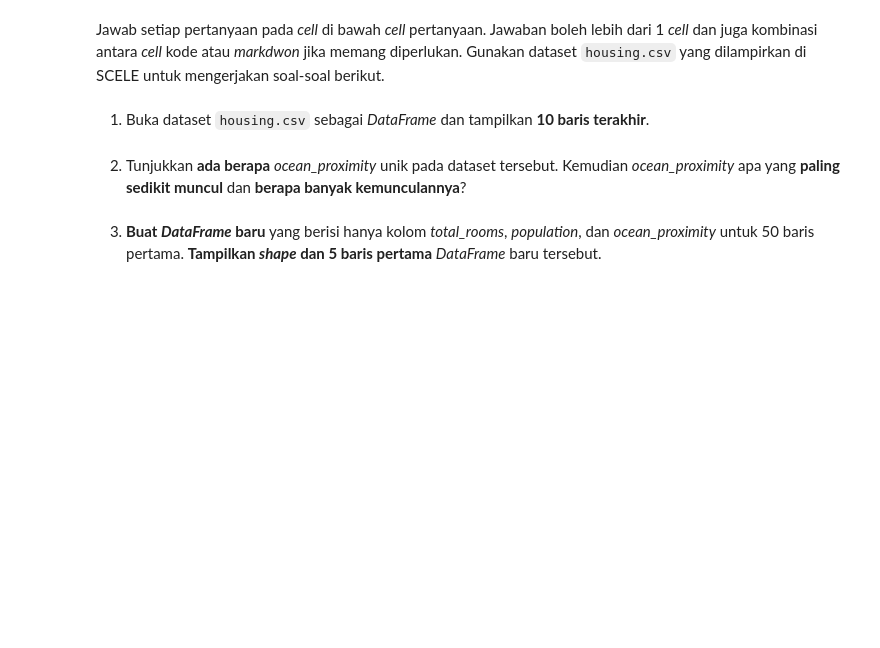
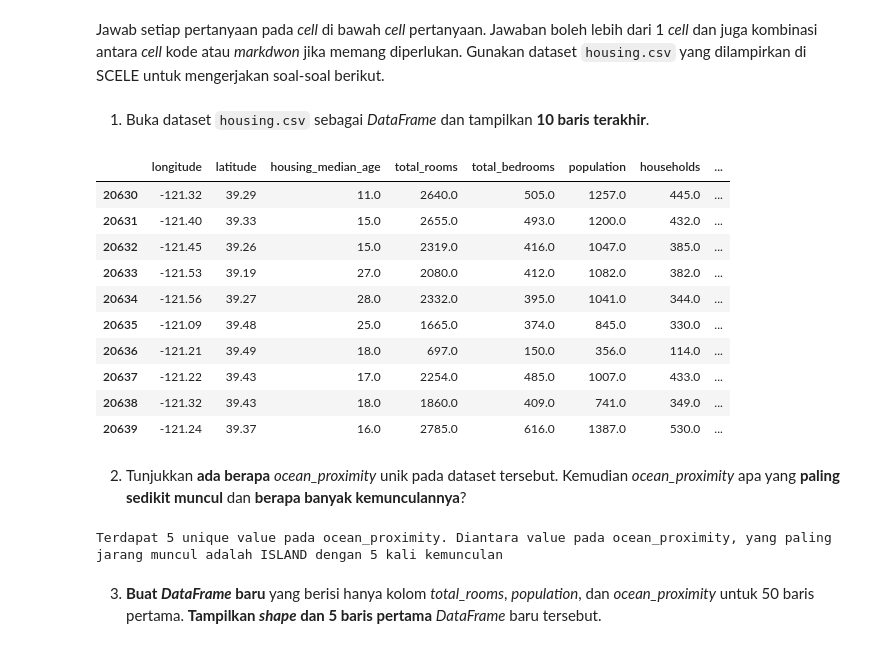
Before and after one commit to faisaladisoe/kasdd-lab, a Jupyter notebook: Lab 1/Lab1.ipynb, the cells around one changed output. Drawn from its saved outputs; the diff is of its cells as text; code cells hidden in the pictures; blank space fills up the shorter version.

```diff
--- a/Lab 1/Lab1.ipynb
+++ b/Lab 1/Lab1.ipynb
@@ -445,5 +483,19 @@ import pandas as pd
 1. Buka dataset <code>housing.csv</code> sebagai _DataFrame_ dan tampilkan __10 baris terakhir__.
 # %%
 # Jawaban no. 1
+df2 = pd.read_csv('housing.csv')
+df2.tail(10)
+# %% [output]
+|  | longitude | latitude | housing_median_age | total_rooms | total_bedrooms | population | households | ... |
+| 20630 | -121.32 | 39.29 | 11.0 | 2640.0 | 505.0 | 1257.0 | 445.0 | ... |
+| 20631 | -121.40 | 39.33 | 15.0 | 2655.0 | 493.0 | 1200.0 | 432.0 | ... |
+| 20632 | -121.45 | 39.26 | 15.0 | 2319.0 | 416.0 | 1047.0 | 385.0 | ... |
+| 20633 | -121.53 | 39.19 | 27.0 | 2080.0 | 412.0 | 1082.0 | 382.0 | ... |
+| 20634 | -121.56 | 39.27 | 28.0 | 2332.0 | 395.0 | 1041.0 | 344.0 | ... |
+| 20635 | -121.09 | 39.48 | 25.0 | 1665.0 | 374.0 | 845.0 | 330.0 | ... |
+| 20636 | -121.21 | 39.49 | 18.0 | 697.0 | 150.0 | 356.0 | 114.0 | ... |
+| 20637 | -121.22 | 39.43 | 17.0 | 2254.0 | 485.0 | 1007.0 | 433.0 | ... |
+| 20638 | -121.32 | 39.43 | 18.0 | 1860.0 | 409.0 | 741.0 | 349.0 | ... |
+| 20639 | -121.24 | 39.37 | 16.0 | 2785.0 | 616.0 | 1387.0 | 530.0 | ... |
 # %% [markdown]
 2. Tunjukkan __ada berapa__ _ocean\_proximity_ unik pada dataset tersebut. Kemudian _ocean\_proximity_ apa yang __paling sedikit muncul__ dan __berapa banyak kemunculannya__?
@@ -452,2 +502,12 @@ import pandas as pd
+# %%
+# Jawaban no. 2
+command = df2['ocean_proximity'].value_counts();
+countUnique = len(command);
+leastOccurence = command.index[-1];
+countLeastOccurence = command[-1];
+# print(command)
+print('Terdapat {} unique value pada ocean_proximity. Diantara value pada ocean_proximity, yang paling jarang muncul adalah {} dengan {} kali kemunculan'.format(countUnique, leastOccurence, countLeastOccurence));
+# %% [output]
+Terdapat 5 unique value pada ocean_proximity. Diantara value pada ocean_proximity, yang paling jarang muncul adalah ISLAND dengan 5 kali kemunculan
 # %% [markdown]
 3. __Buat _DataFrame_ baru__ yang berisi hanya kolom _total\_rooms_, _population_, dan _ocean_proximity_ untuk 50 baris pertama. __Tampilkan _shape_ dan 5 baris pertama__ _DataFrame_ baru tersebut.
```
Also changed, not shown: parts of 14 cells of this notebook.
